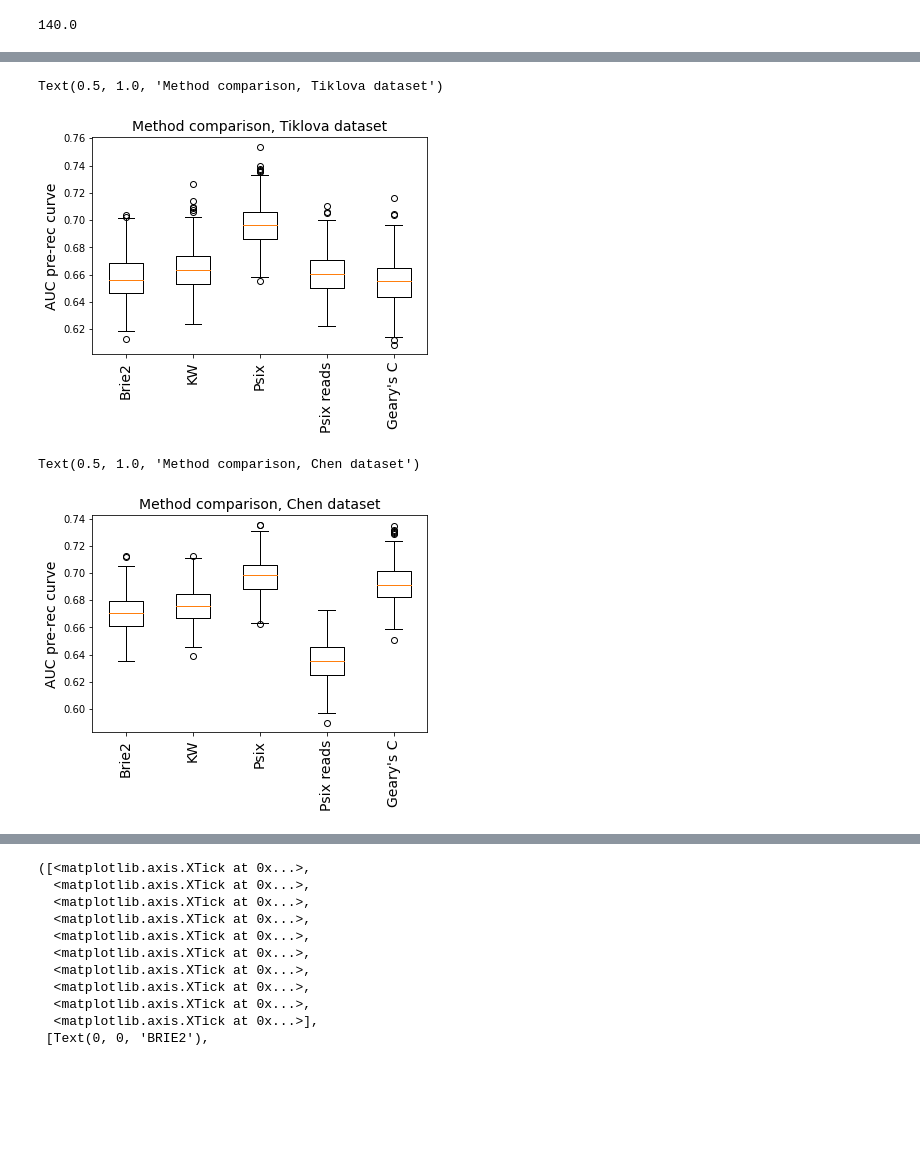
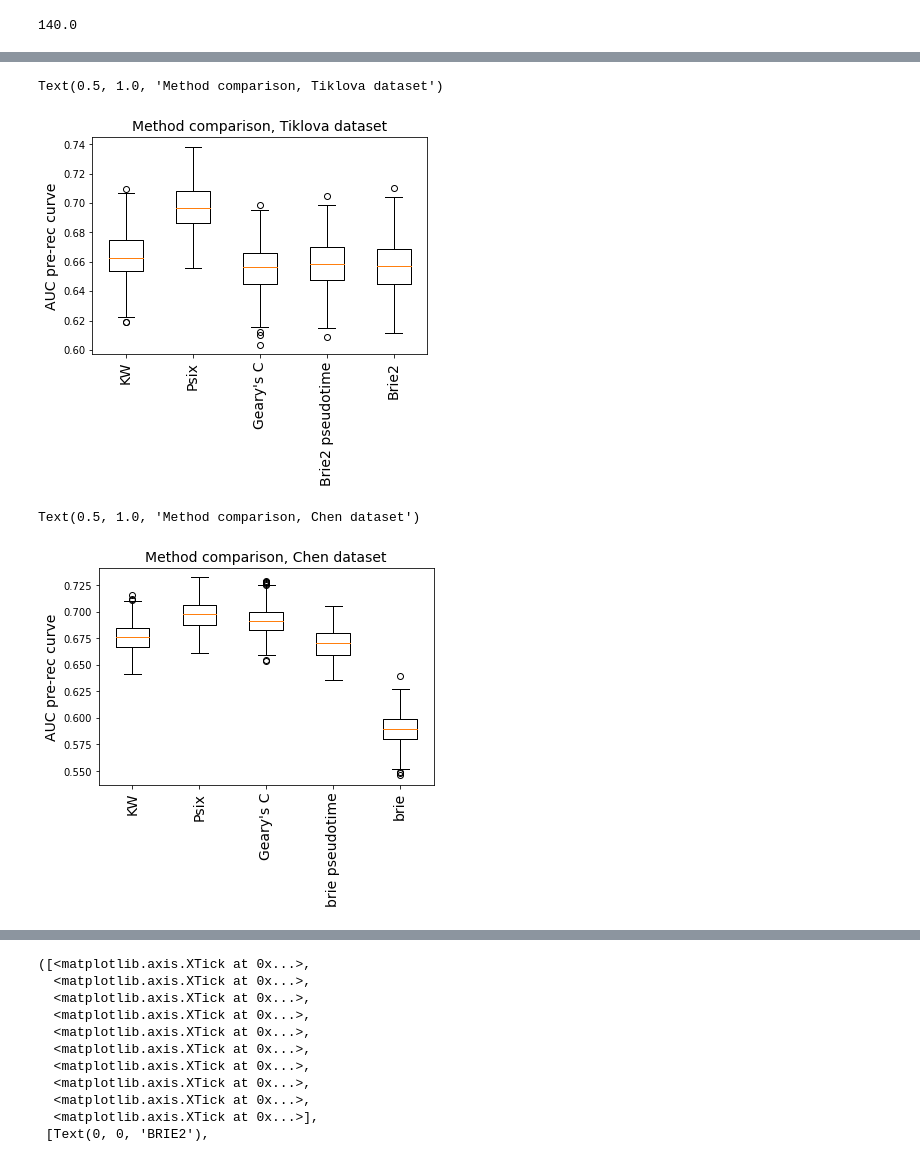
Before and after one commit to lareaulab/psix, a Jupyter notebook: data_analysis/bulk_sc_comparison.ipynb, the cells around one changed output, grey strips where cells are left out. Saved outputs shown, nothing was run; the diff lists cells and outputs as text; code cells hidden in the pictures; blank space fills up the shorter version.

```diff
--- a/data_analysis/bulk_sc_comparison.ipynb
+++ b/data_analysis/bulk_sc_comparison.ipynb
@@ -770,29 +767,24 @@ exons_neg = weyn_neg & exons
 
 
 kw_auc = []
-L_e2_auc = []
-L_reads_auc = []
-
-c_auc = []
-brie_auc = []
+psix_auc = []
+gearyc_auc = []
 briep_auc = []
+brie_l_auc = []
 
 for sample in tqdm(range(500)):
     pos_choice = np.random.choice(exons_pos, np.int(0.5*len(exons_pos)), replace=False)
     neg_choice = np.random.choice(exons_neg, np.int(0.5*len(exons_neg)), replace=False)
 
-
     y = [1]*len(pd.Index(pos_choice) & tiklova_geary.index) + [0]*len(pd.Index(neg_choice) & tiklova_geary.index)
     c_y = list(tiklova_geary.loc[pd.Index(pos_choice) & tiklova_geary.index].C_score) + list(tiklova_geary.loc[pd.Index(neg_choice) & tiklova_geary.index].C_score)
     pre, rec, thres = precision_recall_curve(y, c_y)
-    c_auc.append(auc(rec, pre))
+    gearyc_auc.append(auc(rec, pre))
 
     y = [1]*len(pos_choice) + [0]*len(neg_choice)
     psix_y = list(tiklova_psix.loc[pos_choice].L_score) + list(tiklova_psix.loc[neg_choice].L_score)
     pre, rec, thres = precision_recall_curve(y, psix_y)
-    L_e2_auc.append(auc(rec, pre))
-
-
+    psix_auc.append(auc(rec, pre))
 
     kw_y = list(tiklova_kw.loc[pos_choice].KW_score) + list(tiklova_kw.loc[neg_choice].KW_score)
     pre, rec, thres = precision_recall_curve(y, kw_y)
@@ -800,39 +792,37 @@ for sample in tqdm(range(500)):
 
     #####
 
-    r_y = list(tovo.loc[[x for x in pos_choice if x in tovo.index]]) + list(tovo.loc[[x for x in neg_choice if x in tovo.index]])
-    pre, rec, thres = precision_recall_curve([1]*len([x for x in pos_choice if x in tovo.index]) + [0]*len([x for x in neg_choice if x in tovo.index]), r_y)
-    L_reads_auc.append(auc(rec, pre))
+    r_y = list(tiklova_ovo.loc[[x for x in pos_choice if x in tiklova_ovo.index]]) + list(tiklova_ovo.loc[[x for x in neg_choice if x in tiklova_ovo.index]])
+    pre, rec, thres = precision_recall_curve([1]*len([x for x in pos_choice if x in tiklova_ovo.index]) + [0]*len([x for x in neg_choice if x in tiklova_ovo.index]), r_y)
+    brie_l_auc.append(auc(rec, pre))
 
     #####
 
-#     r_y = list(tiklova_psix.loc[pos_choice].L_reads) + list(tiklova_psix.loc[neg_choice].L_reads)
-#     pre, rec, thres = precision_recall_curve(y, r_y)
-#     L_reads_auc.append(auc(rec, pre))
-
-    y = [1]*len(pd.Index(pos_choice) & tiklova_brie.index) + [0]*len(pd.Index(neg_choice) & tiklova_brie.index)
-    brie_y = list(tiklova_brie.loc[pd.Index(pos_choice) & tiklova_brie.index].neuro_ELBO_gain) + list(tiklova_brie.loc[pd.Index(neg_choice) & tiklova_brie.index].neuro_ELBO_gain)
-    pre, rec, thres = precision_recall_curve(y, brie_y)
-    brie_auc.append(auc(rec, pre))
-
     y = [1]*len(pd.Index(pos_choice) & tiklova_brie_pseudo.index) + [0]*len(pd.Index(neg_choice) & tiklova_brie_pseudo.index)
-    brie_y = list(tiklova_brie_pseudo.loc[pd.Index(pos_choice) & tiklova_brie.index].neuro_ELBO_gain) + list(tiklova_brie_pseudo.loc[pd.Index(neg_choice) & tiklova_brie.index].neuro_ELBO_gain)
+    brie_y = list(tiklova_brie_pseudo.loc[pd.Index(pos_choice) & tiklova_brie_pseudo.index].neuro_ELBO_gain) + list(tiklova_brie_pseudo.loc[pd.Index(neg_choice) & tiklova_brie_pseudo.index].neuro_ELBO_gain)
     pre, rec, thres = precision_recall_curve(y, brie_y)
     briep_auc.append(auc(rec, pre))
 # %%
-tiklova_boxplots = [briep_auc, kw_auc, L_e2_auc, L_reads_auc, c_auc]
+tiklova_boxplots = [kw_auc, psix_auc, gearyc_auc, briep_auc, brie_l_auc]
+
+# kw_auc = []
+# psix_auc = []
+# gearyc_auc = []
+# briep_auc = []
+# brie_l_auc = []
+
 bp = plt.boxplot(tiklova_boxplots)
 
 
 plt.xticks(np.arange(1, 6),
-           ['Brie2', 'KW', 'Psix', 'Psix reads', "Geary's C"], fontsize=14, rotation=90)
+           ['KW', 'Psix', "Geary's C", 'Brie2 pseudotime', 'Brie2'], fontsize=14, rotation=90)
 
 plt.ylabel('AUC pre-rec curve', fontsize=14)
 # plt.xlabel('Method', fontsize=14)
 plt.title('Method comparison, Tiklova dataset', fontsize=14)
 # %% [output]
 Text(0.5, 1.0, 'Method comparison, Tiklova dataset')
-[figure, old version]
+[figure, new version]
 # %%
 from sklearn.metrics import auc
 
@@ -887,16 +871,18 @@ for sample in tqdm(range(500)):
     pre, rec, thres = precision_recall_curve(y, brie_y)
     briep_auc.append(auc(rec, pre))
 # %%
-chen_boxplots = [briep_auc, kw_auc, L_e2_auc, L_reads_auc, c_auc]
+# chen_boxplots = [kw_auc, psix_auc, gearyc_auc, briep_auc, brie_l_auc]
+
+
 bp = plt.boxplot(chen_boxplots)
 
 
 plt.xticks(np.arange(1, 6),
-           ['Brie2', 'KW', 'Psix', 'Psix reads', "Geary's C"], fontsize=14, rotation=90)
+           ['KW', 'Psix', "Geary's C", 'brie pseudotime', 'brie'], fontsize=14, rotation=90)
 
 plt.ylabel('AUC pre-rec curve', fontsize=14)
 # plt.xlabel('Method', fontsize=14)
 plt.title('Method comparison, Chen dataset', fontsize=14)
 # %% [output]
 Text(0.5, 1.0, 'Method comparison, Chen dataset')
-[figure, old version]
+[figure, new version]
```
Also changed, not shown: parts of 13 cells of this notebook, 7 other files.
